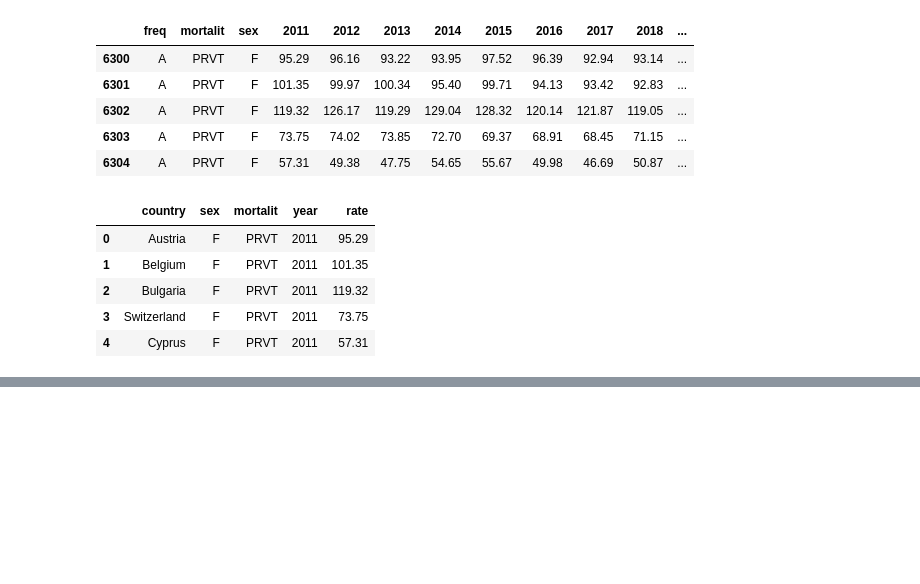
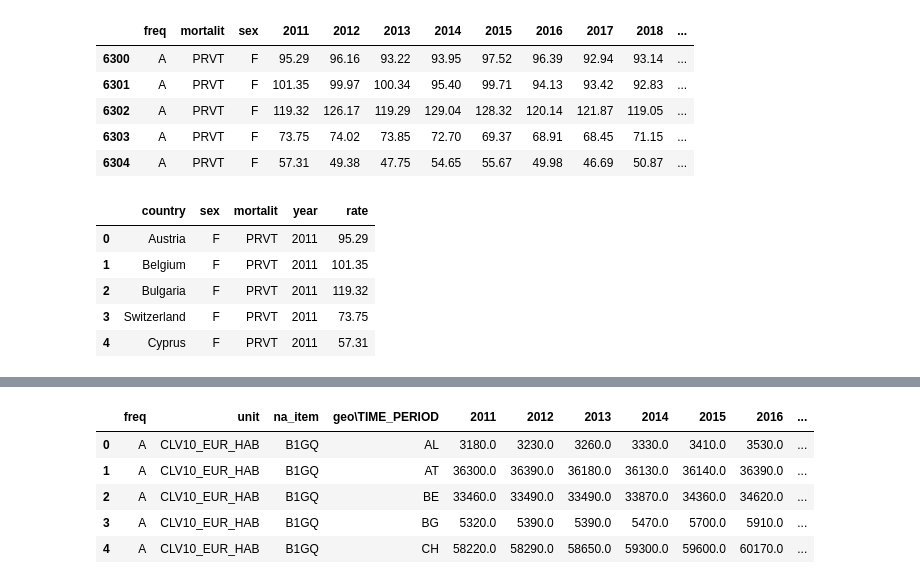
Before and after one commit to cejkiebo/msc_datascience, a Jupyter notebook: Week5a.ipynb, the cells around one changed output, grey strips where cells are left out. Cells and saved outputs as stored; diff of their text form; code cells hidden in the pictures; blank space fills up the shorter version.

```diff
--- a/Week5a.ipynb
+++ b/Week5a.ipynb
@@ -119,0 +191,14 @@ df.head()
+# %%
+df_n.drop(
+    ["{}".format(year) for year in np.arange(1975, 2011)],
+    axis = 1,
+    inplace = True
+)
+df_n.head()
+# %% [output]
+|  | freq | unit | na_item | geo\TIME_PERIOD | 2011 | 2012 | 2013 | 2014 | 2015 | 2016 | ... |
+| 0 | A | CLV10_EUR_HAB | B1GQ | AL | 3180.0 | 3230.0 | 3260.0 | 3330.0 | 3410.0 | 3530.0 | ... |
+| 1 | A | CLV10_EUR_HAB | B1GQ | AT | 36300.0 | 36390.0 | 36180.0 | 36130.0 | 36140.0 | 36390.0 | ... |
+| 2 | A | CLV10_EUR_HAB | B1GQ | BE | 33460.0 | 33490.0 | 33490.0 | 33870.0 | 34360.0 | 34620.0 | ... |
+| 3 | A | CLV10_EUR_HAB | B1GQ | BG | 5320.0 | 5390.0 | 5390.0 | 5470.0 | 5700.0 | 5910.0 | ... |
+| 4 | A | CLV10_EUR_HAB | B1GQ | CH | 58220.0 | 58290.0 | 58650.0 | 59300.0 | 59600.0 | 60170.0 | ... |
```
Also changed, not shown: parts of 20 cells of this notebook, 1 other file.
